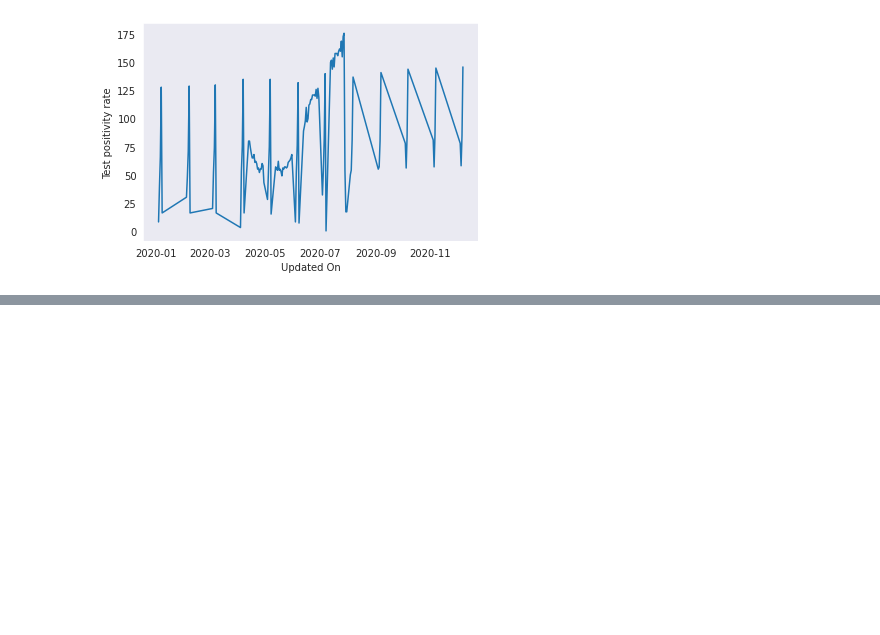
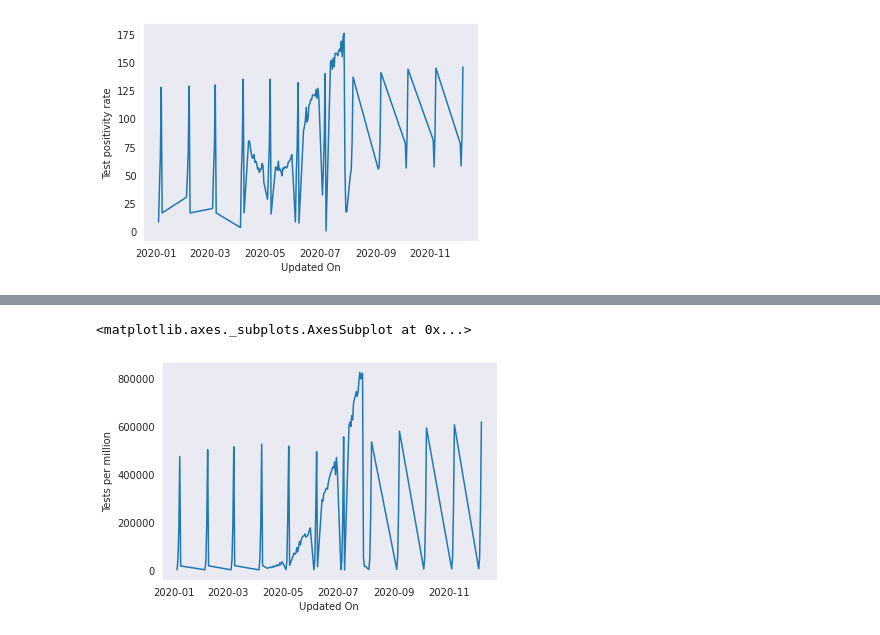
Before and after one commit to acchu99/covid-19-data-mining, a Jupyter notebook: COVID_19_Data_Mining.ipynb, the cells around one changed output, grey strips where cells are left out. Drawn from its saved outputs; the diff is of its cells as text; code cells hidden in the pictures; blank space fills up the shorter version.

```diff
--- a/COVID_19_Data_Mining.ipynb
+++ b/COVID_19_Data_Mining.ipynb
@@ -108,0 +132,8 @@ sns.lineplot(x='Updated On',y='Test positivity rate',data=testingline)
+# %%
+tests_per_million=testingstatewise.groupby('Updated On').sum()
+tests_per_million.reset_index(inplace=True)
+
+sns.lineplot(x='Updated On',y='Tests per million',data=tests_per_million)
+# %% [output]
+<matplotlib.axes._subplots.AxesSubplot at 0x...>
+[figure, added]
```
Also changed, not shown: parts of 2 cells of this notebook.
